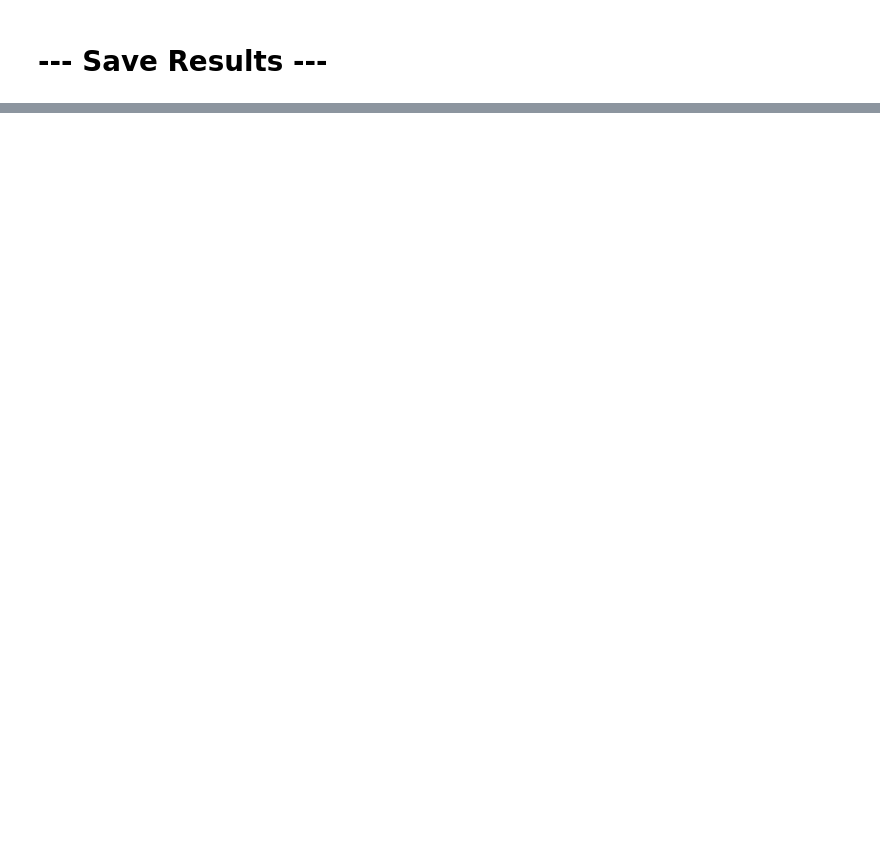
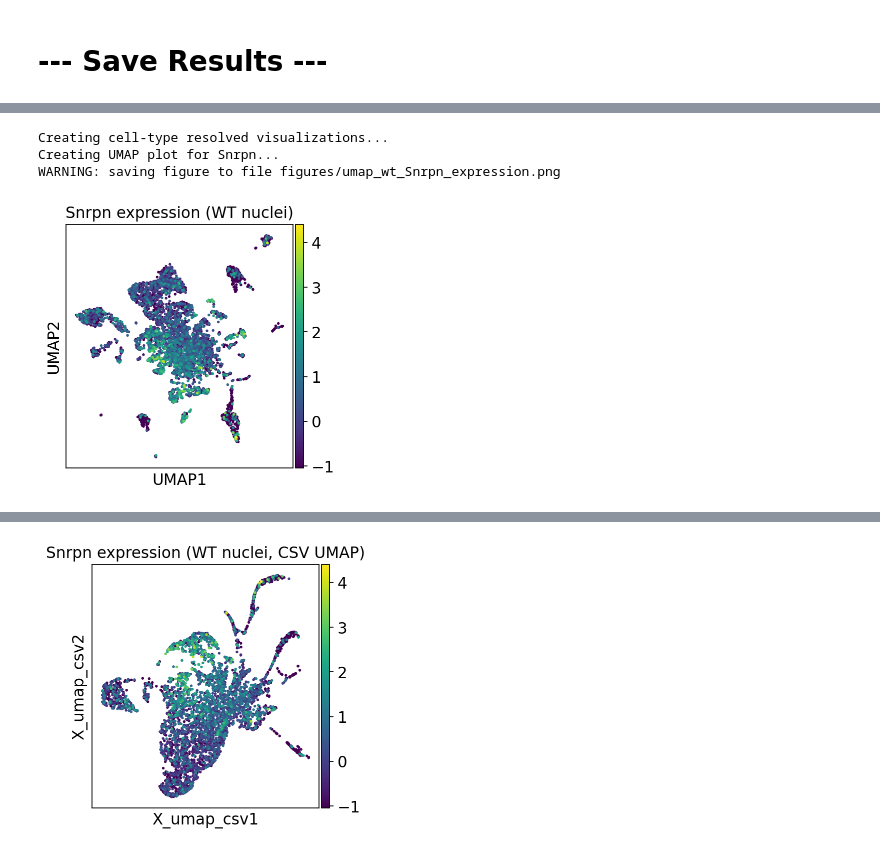
Before and after one commit to michal7kw/scMulti_merged_matrix, a Jupyter notebook: process_sc_data.ipynb, the cells around one changed output, grey strips where cells are left out. Cells and saved outputs as stored; diff of their text form; code cells hidden in the pictures; blank space fills up the shorter version.

```diff
--- a/process_sc_data.ipynb
+++ b/process_sc_data.ipynb
@@ -385,0 +470,14 @@ sc.pl.embedding(adata, basis='X_umap_csv', color=['leiden'], save='_umap_csv_lei
+# %%
+print(f"\n--- Step 8: Loading metadata from '{metadata_csv_file}' ---")
+metadata_df = pd.read_csv(metadata_csv_file)
+metadata_df.set_index('Barcode', inplace=True)
+adata.obs = adata.obs.join(metadata_df)
+
+if 'LibraryID' not in adata.obs.columns:
+    raise ValueError("'LibraryID' column not found after loading CSV.")
+if adata.obs['LibraryID'].isnull().any():
+    n_missing = adata.obs['LibraryID'].isnull().sum()
+    print(f"WARNING: {n_missing} cells did not have a matching barcode in the CSV file.")
+
+print("\nSuccessfully added metadata from CSV. New adata.obs:")
+print(adata.obs.head())
@@ -395,0 +525,15 @@ print("\nProcessed data saved to 'processed_data.h5ad'")
+# %%
+print("\n--- Step 9: Subsetting to wild-type nuclei and analyzing SNRPN/snord116 expression ---")
+
+# Check available LibraryID categories
+print("Available LibraryID categories:")
+print(adata.obs['LibraryID'].value_counts())
+
+# Subset to wild-type nuclei only
+print("\nSubsetting to wild-type nuclei (WT_brain_cortex)...")
+wt_mask = adata.obs['LibraryID'] == 'WT_brain_cortex'
+adata_wt = adata[wt_mask, :].copy()
+
+print(f"Original dataset: {adata.n_obs} cells")
+print(f"Wild-type subset: {adata_wt.n_obs} cells")
+print(f"Percentage of wild-type cells: {100 * adata_wt.n_obs / adata.n_obs:.1f}%")
@@ -395,0 +552,21 @@ print("\nProcessed data saved to 'processed_data.h5ad'")
+# %%
+print("\nCreating cell-type resolved visualizations...")
+
+# UMAP plots colored by gene expression
+for gene in available_genes:
+    print(f"Creating UMAP plot for {gene}...")
+
+    # Plot on original UMAP
+    sc.pl.umap(adata_wt, color=gene, save=f'_wt_{gene}_expression.png',
+                title=f'{gene} expression (WT nuclei)')
+
+    # Plot on CSV UMAP if available
+    if 'X_umap_csv' in adata_wt.obsm.keys():
+        sc.pl.embedding(adata_wt, basis='X_umap_csv', color=gene,
+                        save=f'_wt_csv_{gene}_expression.png',
+                        title=f'{gene} expression (WT nuclei, CSV UMAP)')
+# %% [output]
+Creating cell-type resolved visualizations...
+Creating UMAP plot for Snrpn...
+WARNING: saving figure to file figures/umap_wt_Snrpn_expression.png
+[figure, added]
@@ -395,0 +574 @@ print("\nProcessed data saved to 'processed_data.h5ad'")
+[figure, added]
```
Also changed, not shown: parts of 21 cells of this notebook, 16 other files.
